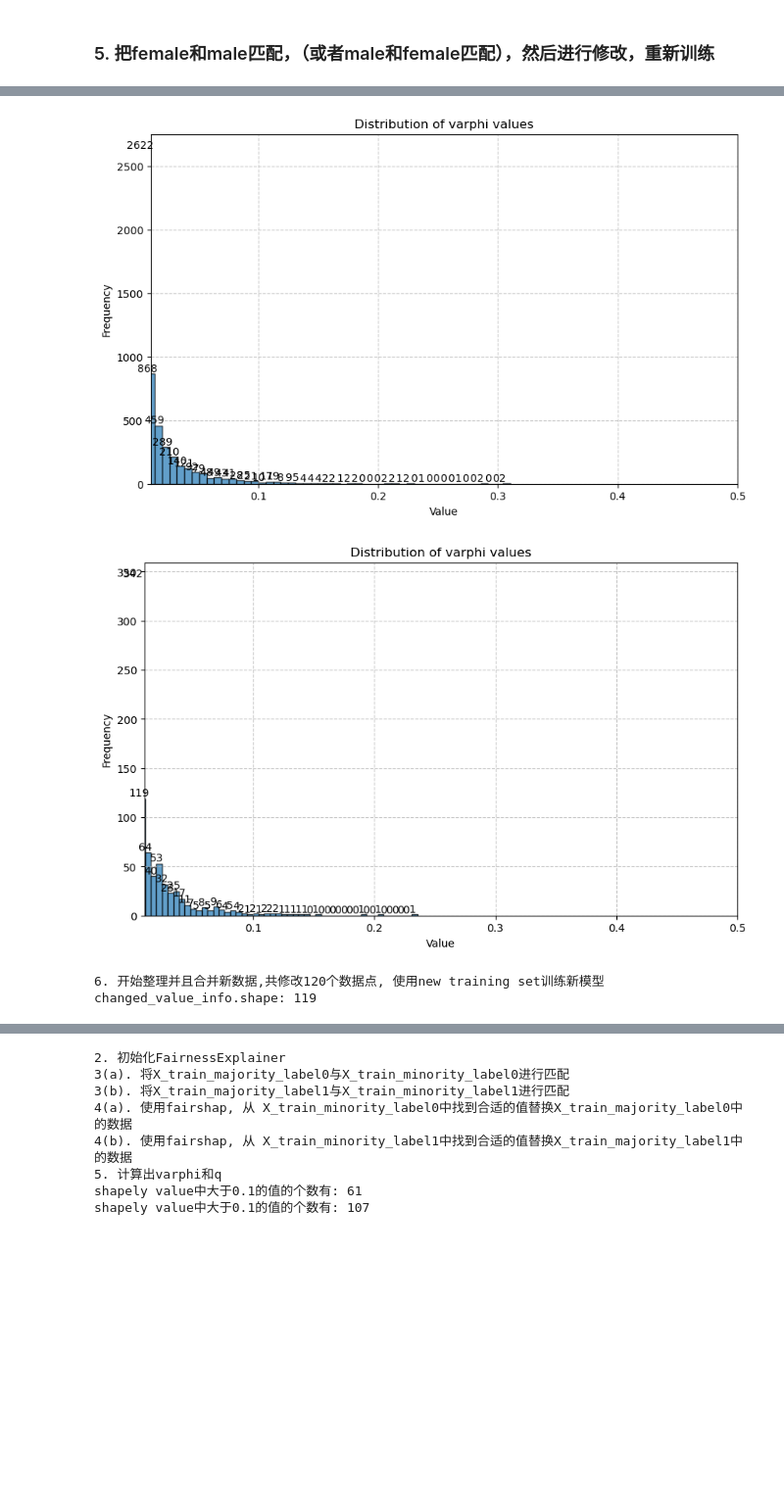
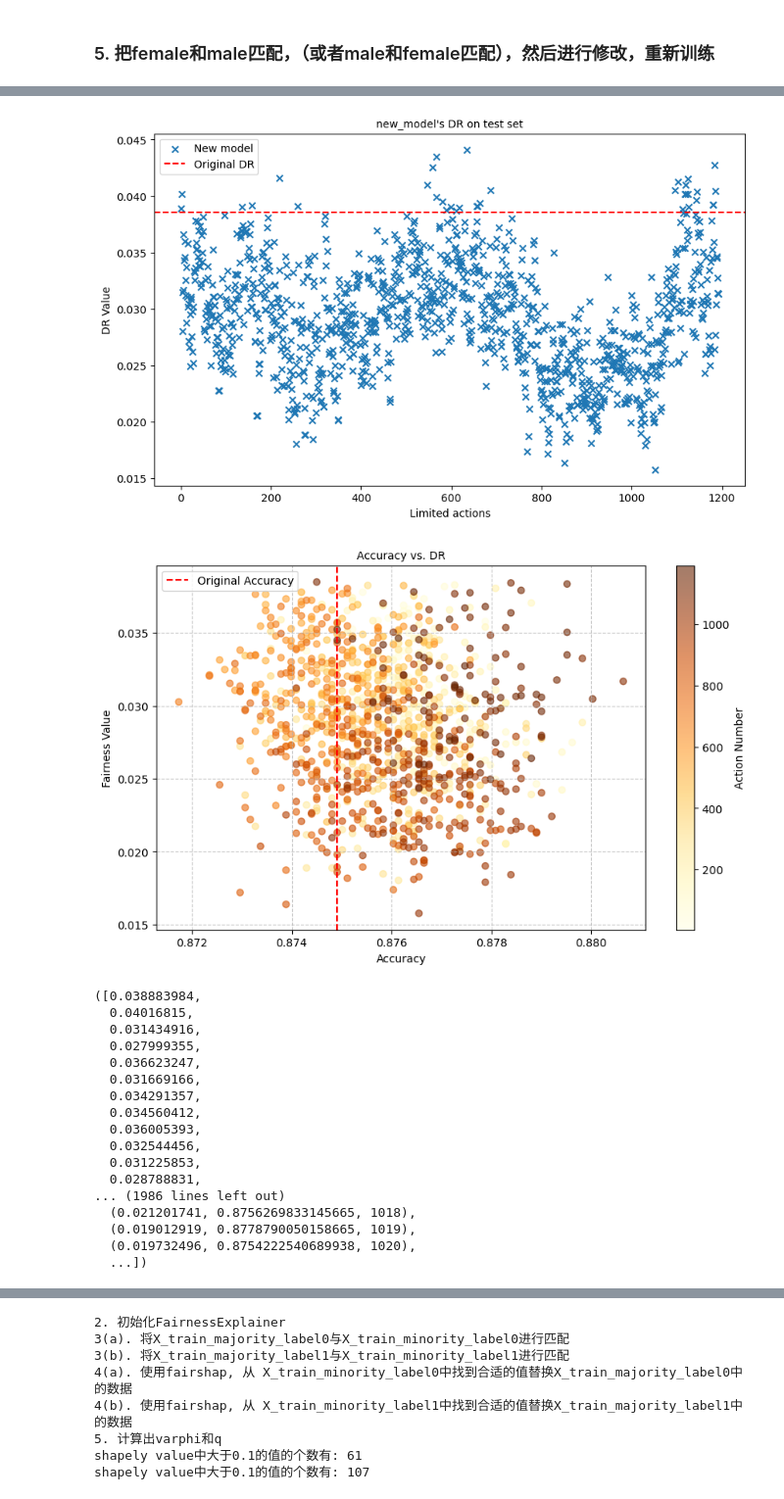
Before and after one commit to youlei202/FairSHAP, a Jupyter notebook: zz_new_adult.ipynb, the cells around one changed output, grey strips where cells are left out. Shown at 98% size. Drawn from its saved outputs; the diff is of its cells as text; code cells hidden in the pictures; blank space fills up the shorter version.

```diff
--- a/zz_new_adult.ipynb
+++ b/zz_new_adult.ipynb
@@ -170,12 +170,11 @@ original_train_DR: 0.024025436490774155
 # %% [markdown]
 ### 5. 把female和male匹配，（或者male和female匹配），然后进行修改，重新训练
 # %%
-from src.experiments_approach2 import ExperimentNew
-from src.experiments_approach3 import ExperimentNew2
+from src.experiments_approach4 import ExperimentNew4
 
 ''' 改变minority group中的部分特征值'''
 
-experiment = ExperimentNew2(
+experiment = ExperimentNew4(
                             model,
                             X_train_majority,
                             y_train_majority,
@@ -183,8 +182,7 @@ experiment = ExperimentNew2(
                             y_train_minority,
                             X_test,
                             y_test,
-                            dataset_name='adult',
-                            change_group = 'minority')
+                            dataset_name='adult')
 experiment.run_experiment()
 # %% [output]
 2. 初始化FairnessExplainer
@@ -198,4 +204,19 @@ shapely value中大于0.1的值的个数有: 18
-[figure, old version]
+[figure, new version]
-[figure, old version]
+[figure, new version]
-6. 开始整理并且合并新数据,共修改120个数据点, 使用new training set训练新模型
-changed_value_info.shape: 119
+([0.038883984,
+  0.04016815,
+  0.031434916,
+  0.027999355,
+  0.036623247,
+  0.031669166,
+  0.034291357,
+  0.034560412,
+  0.036005393,
+  0.032544456,
+  0.031225853,
+  0.028788831,
+... (1986 lines left out)
+  (0.021201741, 0.8756269833145665, 1018),
+  (0.019012919, 0.8778790050158665, 1019),
+  (0.019732496, 0.8754222540689938, 1020),
+  ...])
```
Also changed, not shown: parts of 4 cells of this notebook, 9 other files.
